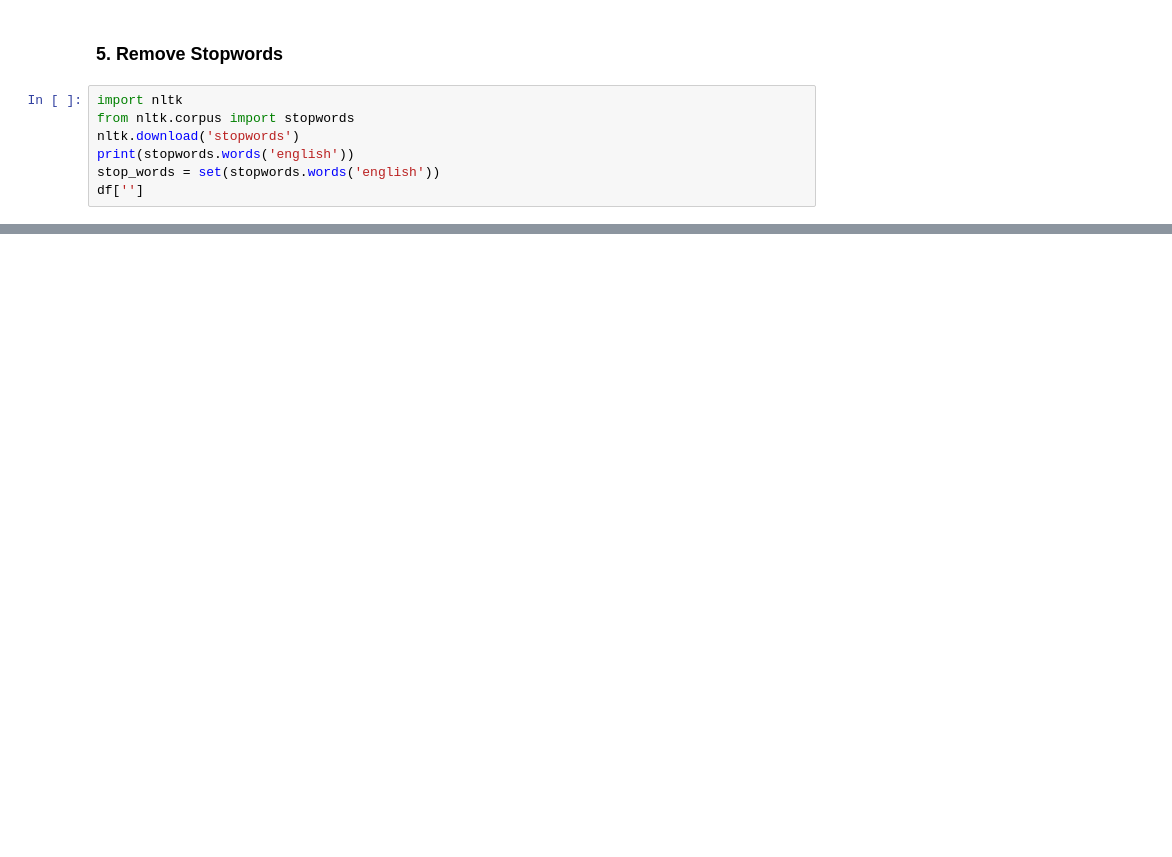
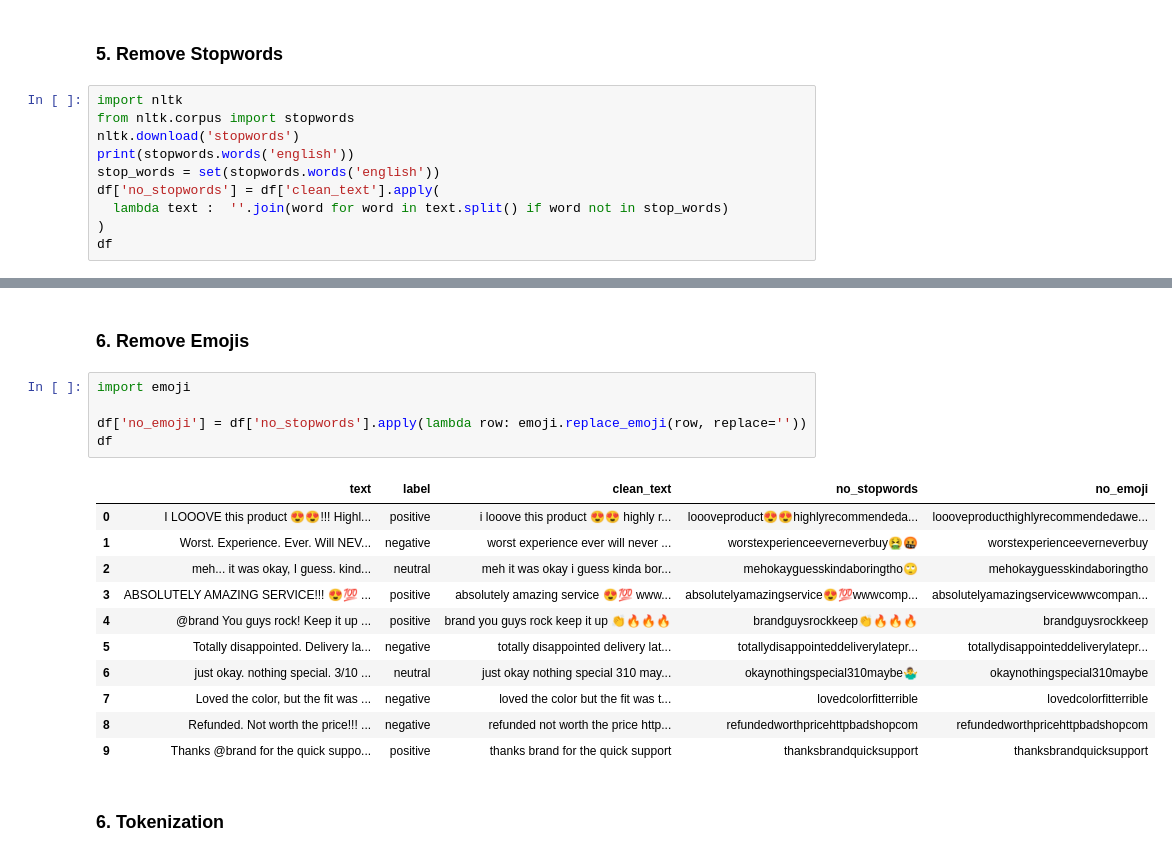
Before and after one commit to ahmeddsameh-glitch/Opinion-Mining-Project, a Jupyter notebook: notebooks/data_preview.ipynb, the cells around one changed output, grey strips where cells are left out. Cells and saved outputs as stored; diff of their text form; blank space fills up the shorter version.

Commit message:
emoji removed and also removed stopwords.

```diff
--- a/notebooks/data_preview.ipynb
+++ b/notebooks/data_preview.ipynb
@@ -96,7 +96,10 @@ from nltk.corpus import stopwords
 nltk.download('stopwords')
 print(stopwords.words('english'))
 stop_words = set(stopwords.words('english'))
-df['']
+df['no_stopwords'] = df['clean_text'].apply(
+  lambda text :  ''.join(word for word in text.split() if word not in stop_words)
+)
+df
 # %% [output]
 ['a', 'about', 'above', 'after', 'again', 'against', 'ain', 'all', 'am', 'an', 'and', 'any', 'are', 'aren', "aren't", 'as', 'at', 'be', 'because', 'been', 'before', 'being', 'below', 'between', 'both' ...
 [nltk_data] Downloading package stopwords to /home/ahmed-
@@ -104,0 +119,21 @@ df['']
+# %% [markdown]
+### 6. Remove Emojis
+# %%
+import emoji
+
+df['no_emoji'] = df['no_stopwords'].apply(lambda row: emoji.replace_emoji(row, replace=''))
+df
+# %% [output]
+|  | text | label | clean_text | no_stopwords | no_emoji |
+| 0 | I LOOOVE this product 😍😍!!! Highl... | positive | i looove this product 😍😍 highly r... | loooveproduct😍😍highlyrecommendeda... | loooveproducthighlyrecommendedawe... |
+| 1 | Worst. Experience. Ever. Will NEV... | negative | worst experience ever will never ... | worstexperienceeverneverbuy🤮🤬 | worstexperienceeverneverbuy |
+| 2 | meh... it was okay, I guess. kind... | neutral | meh it was okay i guess kinda bor... | mehokayguesskindaboringtho🙄 | mehokayguesskindaboringtho |
+| 3 | ABSOLUTELY AMAZING SERVICE!!! 😍💯 ... | positive | absolutely amazing service 😍💯 www... | absolutelyamazingservice😍💯wwwcomp... | absolutelyamazingservicewwwcompan... |
+| 4 | @brand You guys rock! Keep it up ... | positive | brand you guys rock keep it up 👏🔥🔥🔥 | brandguysrockkeep👏🔥🔥🔥 | brandguysrockkeep |
+| 5 | Totally disappointed. Delivery la... | negative | totally disappointed delivery lat... | totallydisappointeddeliverylatepr... | totallydisappointeddeliverylatepr... |
+| 6 | just okay. nothing special. 3/10 ... | neutral | just okay nothing special 310 may... | okaynothingspecial310maybe🤷‍♂️ | okaynothingspecial310maybe |
+| 7 | Loved the color, but the fit was ... | negative | loved the color but the fit was t... | lovedcolorfitterrible | lovedcolorfitterrible |
+| 8 | Refunded. Not worth the price!!! ... | negative | refunded not worth the price http... | refundedworthpricehttpbadshopcom | refundedworthpricehttpbadshopcom |
+| 9 | Thanks @brand for the quick suppo... | positive | thanks brand for the quick support | thanksbrandquicksupport | thanksbrandquicksupport |
+# %% [markdown]
+### 6. Tokenization
```
Also changed, not shown: parts of 3 cells of this notebook.
